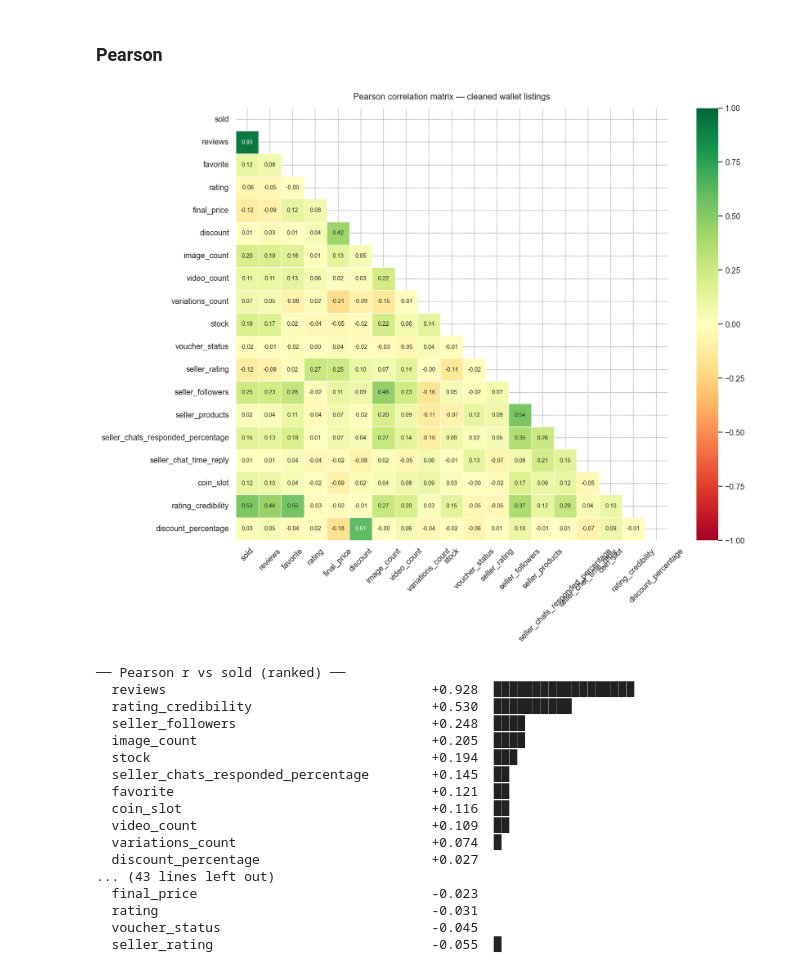
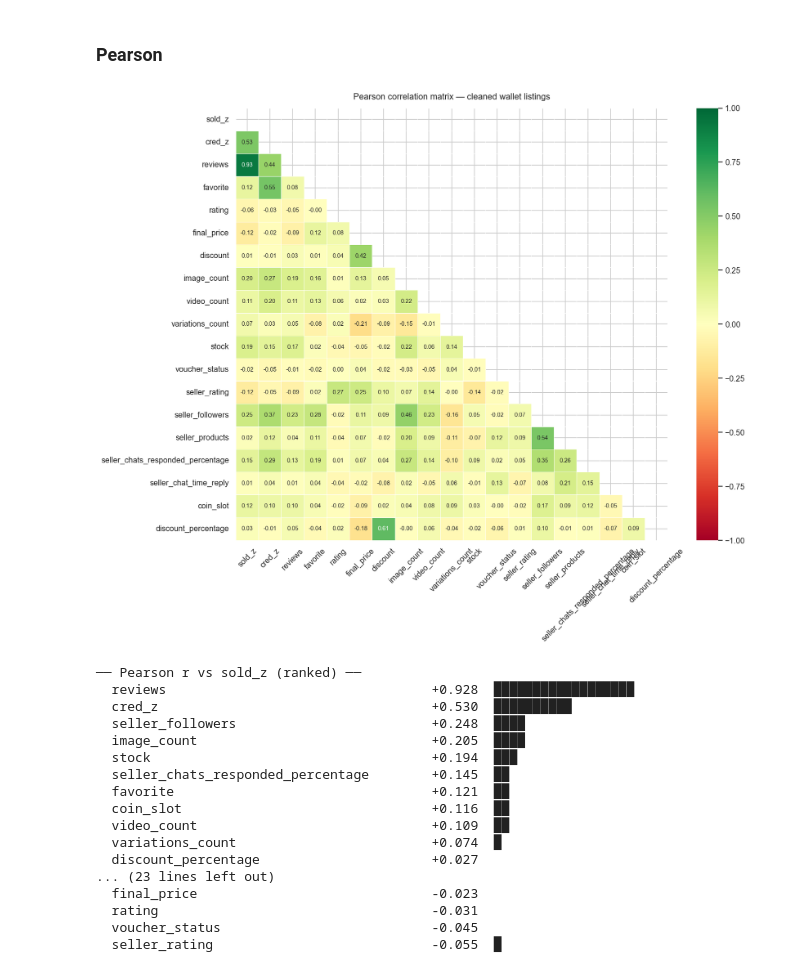
Before and after one commit to claranatalie01/COMP4501-FYP, a Jupyter notebook: angel/02_Dompet_NormalizeData.ipynb, the cells around one changed output. Drawn from its saved outputs; the diff is of its cells as text; code cells hidden in the pictures.

```diff
--- a/angel/02_Dompet_NormalizeData.ipynb
+++ b/angel/02_Dompet_NormalizeData.ipynb
@@ -108,12 +153,12 @@ df.head(5)
 # %%
 # ── Master heatmap — which features correlate with GMV? ──────────
 corr_cols = [
-    'gmv_cal', 'sold', 'reviews', 'favorite', 'rating',
+    'sold_z', 'cred_z', 'reviews', 'favorite', 'rating',
     'final_price', 'discount', 'image_count', 'video_count',
     'variations_count', 'stock', 'voucher_status',
     'seller_rating', 'seller_followers', 'seller_products',
     'seller_chats_responded_percentage', 'seller_chat_time_reply',
-    'coin_slot', 'rating_credibility', 'discount_percentage',
+    'coin_slot', 'discount_percentage',
 ]
 
 spearman_mx = df[corr_cols].corr(method='spearman')
@@ -132,23 +177,15 @@ ax.tick_params(axis='y', rotation=0)
 plt.tight_layout()
 plt.show()
 
-sold_corr = spearman_mx['sold'].drop('sold').sort_values(ascending=False)
-print("\n── Spearman ρ vs sold (ranked) ──")
+sold_corr = spearman_mx['sold_z'].drop('sold_z').sort_values(ascending=False)
+print("\n── Spearman ρ vs sold_z (ranked) ──")
 for feat, val in sold_corr.items():
     bar  = '█' * int(abs(val) * 20)
     sign = '+' if val >= 0 else ''
     print(f"  {feat:40} {sign}{val:.3f}  {bar}")
 
-rating_corr = spearman_mx['rating'].drop('rating').sort_values(ascending=False)
-print("\n── Spearman ρ vs rating (ranked) ──")
-for feat, val in rating_corr.items():
-    bar  = '█' * int(abs(val) * 20)
-    sign = '+' if val >= 0 else ''
-    print(f"  {feat:40} {sign}{val:.3f}  {bar}")
-
-
-rating_cred_corr = spearman_mx['rating_credibility'].drop('rating_credibility').sort_values(ascending=False)
-print("\n── Spearman ρ vs rating_credibility (ranked) ──")
+rating_cred_corr = spearman_mx['cred_z'].drop('cred_z').sort_values(ascending=False)
+print("\n── Spearman ρ vs raticred_zng_credibility (ranked) ──")
 for feat, val in rating_cred_corr.items():
     bar  = '█' * int(abs(val) * 20)
     sign = '+' if val >= 0 else ''
@@ -177,56 +214,48 @@ for feat, val in rating_cred_corr.items():
 # %%
 # ── Master heatmap — which features correlate with GMV? ──────────
 corr_cols = [
-    'sold', 'reviews', 'favorite', 'rating',
+    'sold_z', 'cred_z', 'reviews', 'favorite', 'rating',
     'final_price', 'discount', 'image_count', 'video_count',
     'variations_count', 'stock', 'voucher_status',
     'seller_rating', 'seller_followers', 'seller_products',
     'seller_chats_responded_percentage', 'seller_chat_time_reply',
-    'coin_slot', 'rating_credibility', 'discount_percentage'
+    'coin_slot', 'discount_percentage',
 ]
 
 pearson_mx = df[corr_cols].corr(method='pearson')
 
 fig, ax = plt.subplots(figsize=(14, 11))
 mask = np.triu(np.ones_like(pearson_mx, dtype=bool))
 sns.heatmap(
     pearson_mx, mask=mask,
     annot=True, fmt='.2f', annot_kws={'size': 8},
     cmap='RdYlGn', center=0, vmin=-1, vmax=1,
     linewidths=0.4, linecolor='white', square=True, ax=ax
 )
 ax.set_title('Pearson correlation matrix — cleaned wallet listings', fontsize=12, pad=12)
 ax.tick_params(axis='x', rotation=45)
 ax.tick_params(axis='y', rotation=0)
 plt.tight_layout()
 plt.show()
 
-sold_corr = pearson_mx['sold'].drop('sold').sort_values(ascending=False)
-print("\n── Pearson r vs sold (ranked) ──")
+sold_corr = pearson_mx['sold_z'].drop('sold_z').sort_values(ascending=False)
+print("\n── Pearson r vs sold_z (ranked) ──")
 for feat, val in sold_corr.items():
     bar  = '█' * int(abs(val) * 20)
     sign = '+' if val >= 0 else ''
     print(f"  {feat:40} {sign}{val:.3f}  {bar}")
 
-rating_corr = pearson_mx['rating'].drop('rating').sort_values(ascending=False)
-print("\n── Pearson r vs rating (ranked) ──")
-for feat, val in rating_corr.items():
-    bar  = '█' * int(abs(val) * 20)
-    sign = '+' if val >= 0 else ''
-    print(f"  {feat:40} {sign}{val:.3f}  {bar}")
-
-
-rating_cred_corr = pearson_mx['rating_credibility'].drop('rating_credibility').sort_values(ascending=False)
-print("\n── Pearson r vs rating_credibility (ranked) ──")
+rating_cred_corr = pearson_mx['cred_z'].drop('cred_z').sort_values(ascending=False)
+print("\n── Pearson r vs cred_z (ranked) ──")
 for feat, val in rating_cred_corr.items():
     bar  = '█' * int(abs(val) * 20)
     sign = '+' if val >= 0 else ''
     print(f"  {feat:40} {sign}{val:.3f}  {bar}")
 # %% [output]
-[figure, old version]
+[figure, new version]
-── Pearson r vs sold (ranked) ──
+── Pearson r vs sold_z (ranked) ──
   reviews                                  +0.928  ██████████████████
-  rating_credibility                       +0.530  ██████████
+  cred_z                                   +0.530  ██████████
   seller_followers                         +0.248  ████
   image_count                              +0.205  ████
   stock                                    +0.194  ███
@@ -236,7 +265,7 @@ for feat, val in rating_cred_corr.items():
   video_count                              +0.109  ██
   variations_count                         +0.074  █
   discount_percentage                      +0.027
-... (43 lines left out)
+... (23 lines left out)
   final_price                              -0.023
   rating                                   -0.031
   voucher_status                           -0.045
```
Also changed, not shown: parts of 6 cells of this notebook.
